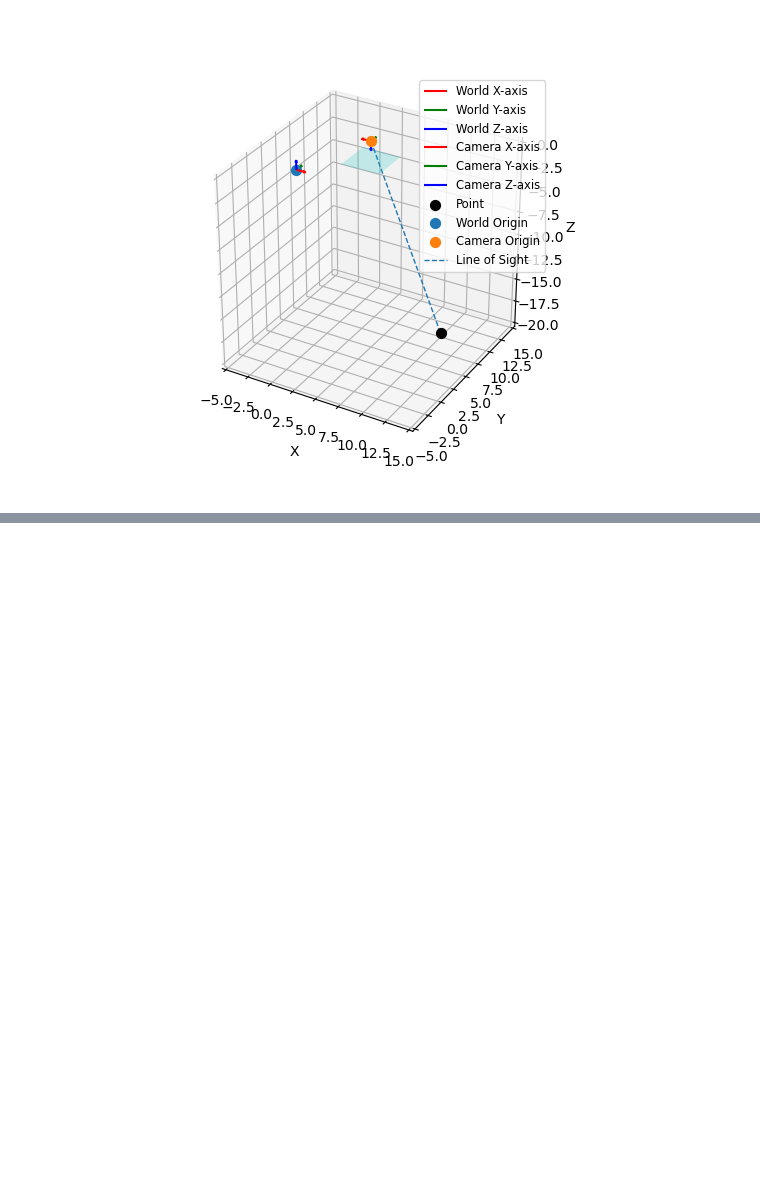
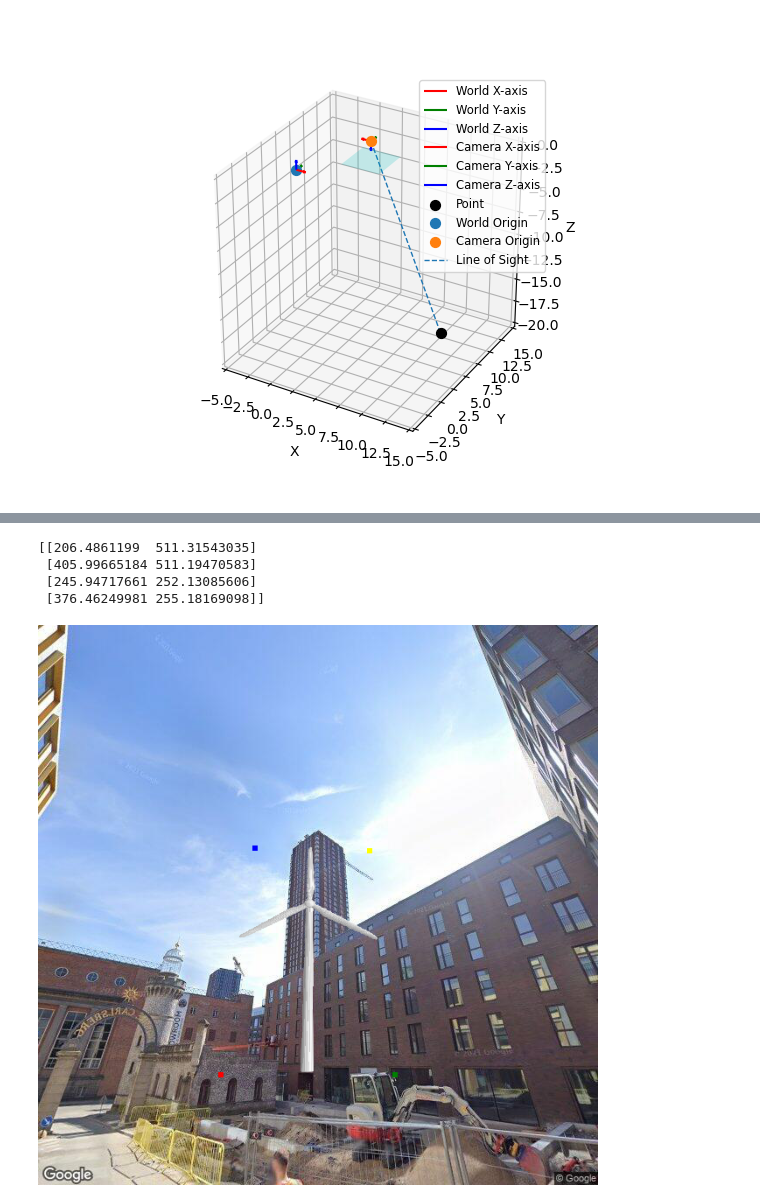
Before and after one commit to FPWRasmussen/DTU-Special-Course, a Jupyter notebook: src/camera_calibration.ipynb, the cells around one changed output, grey strips where cells are left out. Cells and saved outputs as stored; diff of their text form; code cells hidden in the pictures; blank space fills up the shorter version.

Commit message:
3d visual works!

```diff
--- a/src/camera_calibration.ipynb
+++ b/src/camera_calibration.ipynb
@@ -259,0 +198,35 @@ display(pic_class.im)
+# %%
+camera_coord = [12.5321515, 55.666176]
+turbine_coord = [12.533636688214754, 55.66533363371845]
+
+camera_origin = transform_coordinates(camera_coord[0], camera_coord[1], input_crs_str = "EPSG:4326", output_crs_str = "EPSG:3035")[0,0]
+turbine_origin = transform_coordinates(turbine_coord[0], turbine_coord[1], input_crs_str = "EPSG:4326", output_crs_str = "EPSG:3035")[0,0]
+
+camera_origin = np.append(camera_origin, 2)
+turbine_origin = np.append(turbine_origin, 0)
+
+
+height = 120
+roll, tilt, yaw = np.array([60, 0, 135]) # tilt should be 0
+theta = np.array([np.deg2rad(roll), np.deg2rad(tilt), np.deg2rad(yaw)])
+
+f = 10 # focal length
+fov = [90, 90]
+
+with open("../assets/API.txt", 'r') as file:
+    api_key = file.read().strip()
+
+pull_street_view_image(api_key, camera_coord[0], camera_coord[1], fov = fov[0], heading = yaw, pitch = roll, width = 800, height = 800)
+
+pic_class = Photo("../temp/site_img.png", fov, theta, camera_coord, camera_origin, f)
+turb_class = Turbine("../temp/obj2png.png", fov, height, turbine_coord, turbine_origin, 0)
+
+res_pic = generate_visual_impact(pic_class, turb_class, debug = True)
+
+display(res_pic)
+# %% [output]
+[[206.4861199  511.31543035]
+ [405.99665184 511.19470583]
+ [245.94717661 252.13085606]
+ [376.46249981 255.18169098]]
+[figure, added]
```
Also changed, not shown: parts of 2 cells of this notebook, 2 other files.
